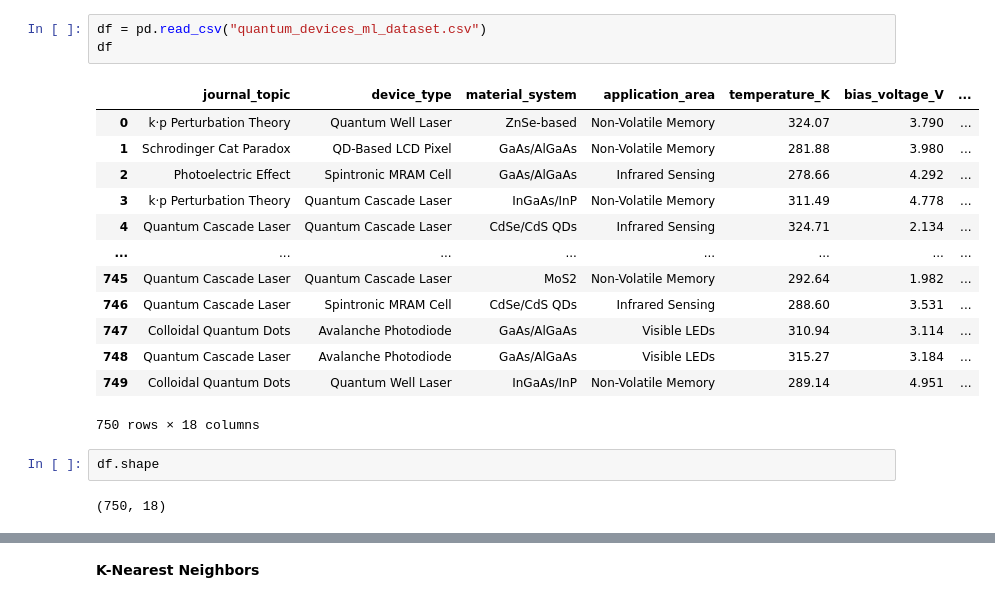
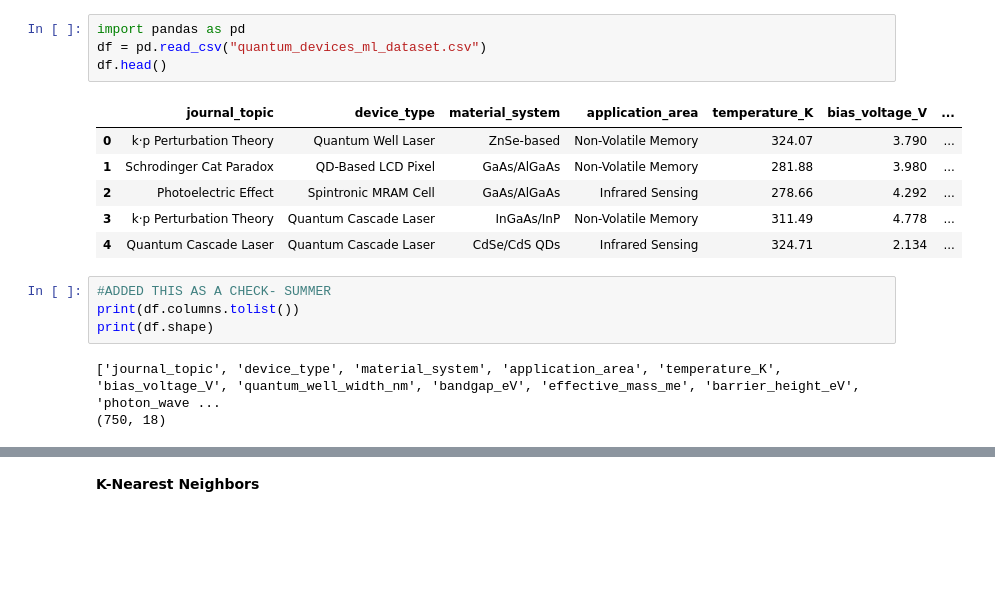
Before and after one commit to renaissag/electrical_engineeing_Quantum_Devices_KNN, a Jupyter notebook: Renaissa_Quantum_Devices_KNN.ipynb, the cells around one changed output, grey strips where cells are left out. Drawn from its saved outputs; the diff is of its cells as text; blank space fills up the shorter version.

```diff
--- a/Renaissa_Quantum_Devices_KNN.ipynb
+++ b/Renaissa_Quantum_Devices_KNN.ipynb
@@ -14,22 +14,19 @@ Saving quantum_devices_ml_dataset.csv to quantum_devices_ml_dataset (6).csv
 # %%
+import pandas as pd
 df = pd.read_csv("quantum_devices_ml_dataset.csv")
-df
+df.head()
 # %% [output]
 |  | journal_topic | device_type | material_system | application_area | temperature_K | bias_voltage_V | ... |
 | 0 | k·p Perturbation Theory | Quantum Well Laser | ZnSe-based | Non-Volatile Memory | 324.07 | 3.790 | ... |
 | 1 | Schrodinger Cat Paradox | QD-Based LCD Pixel | GaAs/AlGaAs | Non-Volatile Memory | 281.88 | 3.980 | ... |
 | 2 | Photoelectric Effect | Spintronic MRAM Cell | GaAs/AlGaAs | Infrared Sensing | 278.66 | 4.292 | ... |
 | 3 | k·p Perturbation Theory | Quantum Cascade Laser | InGaAs/InP | Non-Volatile Memory | 311.49 | 4.778 | ... |
 | 4 | Quantum Cascade Laser | Quantum Cascade Laser | CdSe/CdS QDs | Infrared Sensing | 324.71 | 2.134 | ... |
-| ... | ... | ... | ... | ... | ... | ... | ... |
-| 745 | Quantum Cascade Laser | Quantum Cascade Laser | MoS2 | Non-Volatile Memory | 292.64 | 1.982 | ... |
-| 746 | Quantum Cascade Laser | Spintronic MRAM Cell | CdSe/CdS QDs | Infrared Sensing | 288.60 | 3.531 | ... |
-| 747 | Colloidal Quantum Dots | Avalanche Photodiode | GaAs/AlGaAs | Visible LEDs | 310.94 | 3.114 | ... |
-| 748 | Quantum Cascade Laser | Avalanche Photodiode | GaAs/AlGaAs | Visible LEDs | 315.27 | 3.184 | ... |
-| 749 | Colloidal Quantum Dots | Quantum Well Laser | InGaAs/InP | Non-Volatile Memory | 289.14 | 4.951 | ... |
-750 rows × 18 columns
-# %%
-df.shape
-# %% [output]
-(750, 18)
+# %%
+#ADDED THIS AS A CHECK- SUMMER
+print(df.columns.tolist())
+print(df.shape)
+# %% [output]
+['journal_topic', 'device_type', 'material_system', 'application_area', 'temperature_K', 'bias_voltage_V', 'quantum_well_width_nm', 'bandgap_eV', 'effective_mass_me', 'barrier_height_eV', 'photon_wave ...
+(750, 18)
 # %%
```
Also changed, not shown: parts of 32 cells of this notebook.
